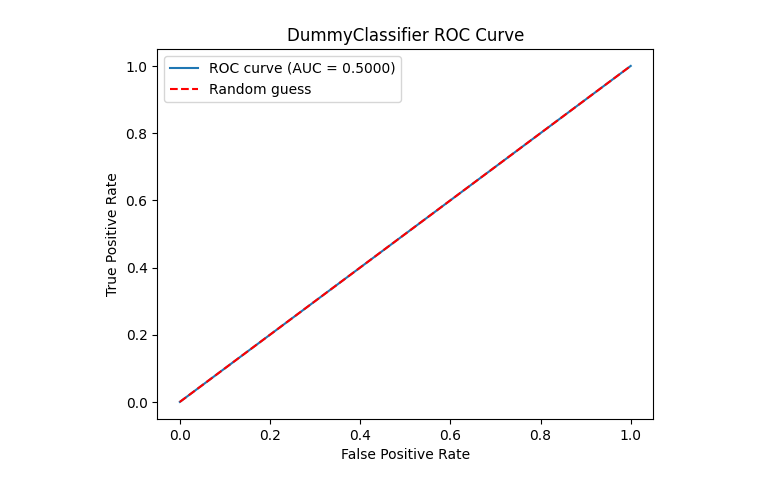
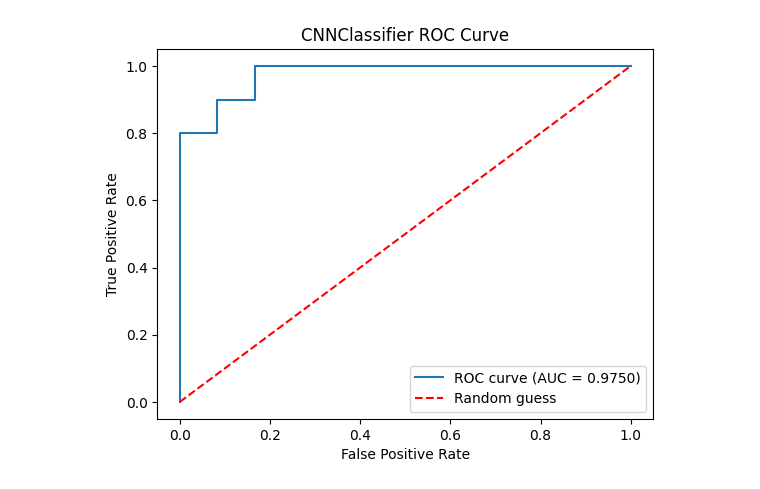
Before and after one commit to Zerve-AI/pypelines, a Jupyter notebook: pypeline_example.ipynb, the cells around one changed output. Saved outputs shown, nothing was run; the diff lists cells and outputs as text; code cells hidden in the pictures.

```diff
--- a/pypeline_example.ipynb
+++ b/pypeline_example.ipynb
@@ -45,65 +45,65 @@ model_comparison_list = []
 ##### End of Data Processing Pipeline #####
 
 
-##### Model Pipeline for DummyClassifier #####
+##### Model Pipeline for CNN #####
 
-from sktime.classification.dummy import DummyClassifier
+from sktime.classification.deep_learning.cnn import CNNClassifier
 from sklearn.model_selection import GridSearchCV
 from sklearn.metrics import accuracy_score,make_scorer,f1_score,precision_score,recall_score,roc_auc_score,roc_curve,auc
 import matplotlib.pyplot as plt
-DummyClassifier_param_grid = {
-"strategy": ['prior'],
+CNNClassifier_param_grid = {
+"n_epochs": np.arange(100, 2000, 1000),
 }
 
-DummyClassifier_model = DummyClassifier()
+CNNClassifier_model = CNNClassifier()
 
 # Create the grid search
-DummyClassifier_grid_search = GridSearchCV(estimator=DummyClassifier_model, param_grid=DummyClassifier_param_grid, cv=3, scoring=make_scorer(accuracy_score), verbose=3)
-DummyClassifier_grid_search.fit(X_train, y_train)
+CNNClassifier_grid_search = GridSearchCV(estimator=CNNClassifier_model, param_grid=CNNClassifier_param_grid, cv=3, scoring=make_scorer(accuracy_score), verbose=3)
+CNNClassifier_grid_search.fit(X_train, y_train)
 
 # Get the best hyperparameters
-DummyClassifier_best_estimator = DummyClassifier_grid_search.best_estimator_
+CNNClassifier_best_estimator = CNNClassifier_grid_search.best_estimator_
 
 # Store results as a dataframe
-DummyClassifier_search_results = pd.DataFrame(DummyClassifier_grid_search.cv_results_)
+CNNClassifier_search_results = pd.DataFrame(CNNClassifier_grid_search.cv_results_)
 
 # Generate Predictions
-DummyClassifier_predictions = pd.DataFrame(DummyClassifier_best_estimator.predict(X_test))
-DummyClassifier_predictions_prob = DummyClassifier_best_estimator.predict_proba(X_test)
-DummyClassifier_predictions_prob_df = pd.DataFrame()
-DummyClassifier_predictions_prob_df[DummyClassifier_grid_search.classes_[0]] = DummyClassifier_predictions_prob[:,0]
-DummyClassifier_predictions_prob_df[DummyClassifier_grid_search.classes_[1]] = DummyClassifier_predictions_prob[:,1]
+CNNClassifier_predictions = pd.DataFrame(CNNClassifier_best_estimator.predict(X_test))
+CNNClassifier_predictions_prob = CNNClassifier_best_estimator.predict_proba(X_test)
+CNNClassifier_predictions_prob_df = pd.DataFrame()
+CNNClassifier_predictions_prob_df[CNNClassifier_grid_search.classes_[0]] = CNNClassifier_predictions_prob[:,0]
+CNNClassifier_predictions_prob_df[CNNClassifier_grid_search.classes_[1]] = CNNClassifier_predictions_prob[:,1]
 
 
 # Generate Model Metrics
-DummyClassifier_accuracy = accuracy_score(y_test, DummyClassifier_predictions.iloc[:,0])
-DummyClassifier_f1_score = f1_score(y_test, DummyClassifier_predictions.iloc[:,0],pos_label='2')
-DummyClassifier_precision = precision_score(y_test, DummyClassifier_predictions.iloc[:,0],pos_label='2')
-DummyClassifier_recall = recall_score(y_test, DummyClassifier_predictions.iloc[:,0],pos_label='2')
-DummyClassifier_roc_auc_score = roc_auc_score(y_test, DummyClassifier_predictions_prob_df[DummyClassifier_grid_search.classes_[1]])
-DummyClassifier_performance_metrics = [['DummyClassifier','accuracy',DummyClassifier_accuracy],
-                                  ['DummyClassifier','f1_score',DummyClassifier_f1_score],
-                                  ['DummyClassifier','precision', DummyClassifier_precision],
-                                  ['DummyClassifier','recall', DummyClassifier_recall],
-                                  ['DummyClassifier','roc_auc_score', DummyClassifier_roc_auc_score]]
-DummyClassifier_performance_metrics = pd.DataFrame(DummyClassifier_performance_metrics, columns=['model','metric', 'value'])
-fpr, tpr, thresholds = roc_curve(y_test, DummyClassifier_predictions_prob_df[DummyClassifier_grid_search.classes_[1]],pos_label='2')
+CNNClassifier_accuracy = accuracy_score(y_test, CNNClassifier_predictions.iloc[:,0])
+CNNClassifier_f1_score = f1_score(y_test, CNNClassifier_predictions.iloc[:,0],pos_label='2')
+CNNClassifier_precision = precision_score(y_test, CNNClassifier_predictions.iloc[:,0],pos_label='2')
+CNNClassifier_recall = recall_score(y_test, CNNClassifier_predictions.iloc[:,0],pos_label='2')
+CNNClassifier_roc_auc_score = roc_auc_score(y_test, CNNClassifier_predictions_prob_df[CNNClassifier_grid_search.classes_[1]])
+CNNClassifier_performance_metrics = [['CNNClassifier','accuracy',CNNClassifier_accuracy],
+                                  ['CNNClassifier','f1_score',CNNClassifier_f1_score],
+                                  ['CNNClassifier','precision', CNNClassifier_precision],
+                                  ['CNNClassifier','recall', CNNClassifier_recall],
+                                  ['CNNClassifier','roc_auc_score', CNNClassifier_roc_auc_score]]
+CNNClassifier_performance_metrics = pd.DataFrame(CNNClassifier_performance_metrics, columns=['model','metric', 'value'])
+fpr, tpr, thresholds = roc_curve(y_test, CNNClassifier_predictions_prob_df[CNNClassifier_grid_search.classes_[1]],pos_label='2')
 roc_auc = auc(fpr, tpr)
 
 # ROC Curve plot
-DummyClassifier_roc_auc_plot, DummyClassifier_roc_auc_plot_ax = plt.subplots()
-DummyClassifier_roc_auc_plot_ax.plot(fpr, tpr, label=f'ROC curve (AUC = {roc_auc:.4f})')
-DummyClassifier_roc_auc_plot_ax.plot([0, 1], [0, 1], 'r--', label='Random guess')
+CNNClassifier_roc_auc_plot, CNNClassifier_roc_auc_plot_ax = plt.subplots()
+CNNClassifier_roc_auc_plot_ax.plot(fpr, tpr, label=f'ROC curve (AUC = {roc_auc:.4f})')
+CNNClassifier_roc_auc_plot_ax.plot([0, 1], [0, 1], 'r--', label='Random guess')
 # Set axis labels and title
-DummyClassifier_roc_auc_plot_ax.set_xlabel('False Positive Rate')
-DummyClassifier_roc_auc_plot_ax.set_ylabel('True Positive Rate')
-DummyClassifier_roc_auc_plot_ax.set_title(f'DummyClassifier ROC Curve')
+CNNClassifier_roc_auc_plot_ax.set_xlabel('False Positive Rate')
+CNNClassifier_roc_auc_plot_ax.set_ylabel('True Positive Rate')
+CNNClassifier_roc_auc_plot_ax.set_title(f'CNNClassifier ROC Curve')
 # Add legend
-DummyClassifier_roc_auc_plot_ax.legend()
+CNNClassifier_roc_auc_plot_ax.legend()
 
 
-print(DummyClassifier_performance_metrics[DummyClassifier_performance_metrics['metric'] == 'roc_auc_score'])
-model_comparison_list.append(DummyClassifier_performance_metrics)##### End of Model Pipeline for DummyClassifier #####
+print(CNNClassifier_performance_metrics[CNNClassifier_performance_metrics['metric'] == 'roc_auc_score'])
+model_comparison_list.append(CNNClassifier_performance_metrics)##### End of Model Pipeline for CNN #####
 ##### Model Comparison #####
 table = pd.concat(model_comparison_list)
 table = table.sort_values(by=['value'], ascending=False)
@@ -127,2 +134,2 @@ The best model is DummyClassifier with 0.5 as roc_auc_score
 Predictions from best model are stored in test_predictions
-[figure, old version]
+[figure, new version]
```
Also changed, not shown: parts of 2 cells of this notebook, 6 other files.
